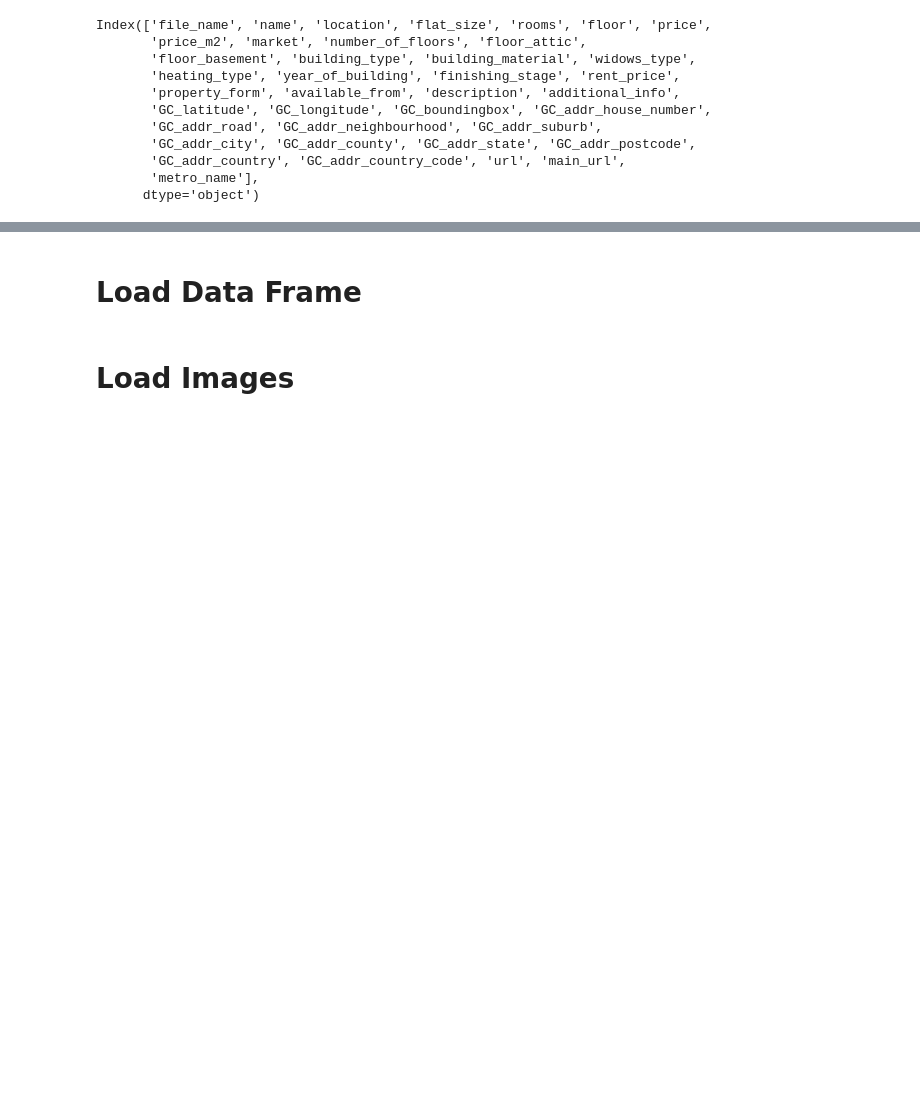
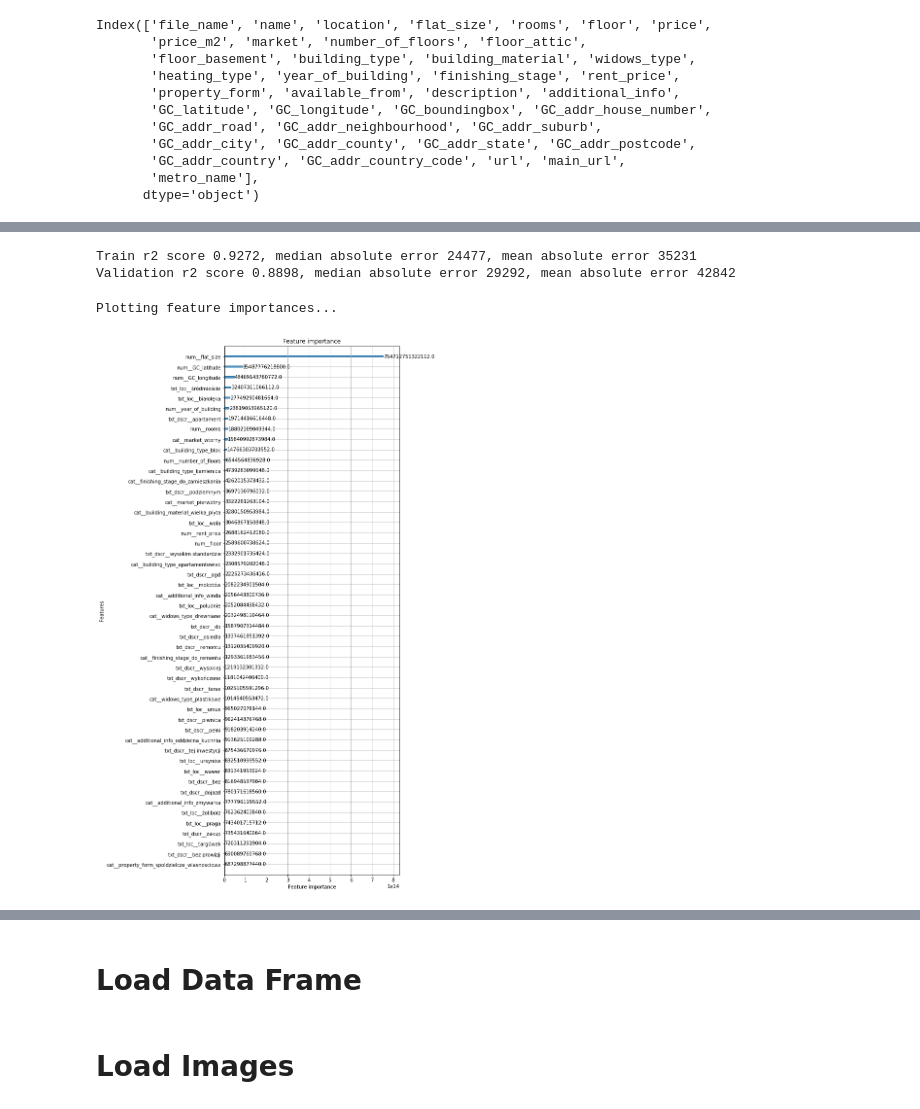
Before and after one commit to xSzpo/xFlats, a Jupyter notebook: Notebooks/02_load_data_generator.ipynb, the cells around one changed output, grey strips where cells are left out. Cells and saved outputs as stored; diff of their text form; code cells hidden in the pictures; blank space fills up the shorter version.

```diff
--- a/Notebooks/02_load_data_generator.ipynb
+++ b/Notebooks/02_load_data_generator.ipynb
@@ -356,2 +650,2 @@ gpd_metro =gpd[gpd.name.str.match('Metro')]
 # %%
-partition, labels = train_test_label_split(raw_data,train_val_test_size = [0.7,0.2,0.1])
+partition, labels = train_test_label_split(df_data_filtered,train_val_test_size = [0.7,0.2,0.1])
@@ -363,0 +652,4 @@ df_test = find_metro(gpd_metro,df_test)
+# %%
+df_train = df_data_filtered[df_data_filtered['file_name'].isin(partition['train'])].reset_index(drop=True)
+df_valid = df_data_filtered[df_data_filtered['file_name'].isin(partition['validation'])].reset_index(drop=True)
+df_test = df_data_filtered[df_data_filtered['file_name'].isin(partition['test'])].reset_index(drop=True)
@@ -417,0 +729,24 @@ pipe_numeric_cat = make_pipeline(
+# %%
+seed = 666
+
+pipe_lgb = make_pipeline(
+    ColumnTransformer([
+        ('cat', transformColList(),col_cat),
+        ('num', PassThroughOrReplace(),col_numeric),
+        ('txt_dscr', TfidfVectorizer(lowercase=True,
+                               ngram_range=(1, 3),
+                               max_features=3000,
+                               dtype=np.float32,
+                               use_idf=True),'description'),
+        ('txt_loc', TfidfVectorizer(lowercase=True,
+                               ngram_range=(1,1),
+                               max_features=500,
+                               dtype=np.float32,
+                               binary = True,
+                               use_idf=False),'location')
+    ]),
+    lgb.LGBMRegressor(**params)
+    )
+# %%
+%%time
+save = pipe_lgb.fit(df_train, df_train.price.tolist())
@@ -417,0 +756,29 @@ pipe_numeric_cat = make_pipeline(
+# %%
+#first pipe
+y_pred = pipe_lgb.predict(df_train)
+r2 = r2_score(df_train.price, y_pred)
+med_abs_err = median_absolute_error(df_train.price, y_pred)
+mean_abs_err = mean_absolute_error(df_train.price, y_pred)
+
+print("Train r2 score {}, median absolute error {}, mean absolute error {}".format(round(r2,4),int(med_abs_err), int(mean_abs_err)))
+y_pred = pipe_lgb.predict(df_valid)
+r2 = r2_score(df_valid.price, y_pred)
+med_abs_err = median_absolute_error(df_valid.price, y_pred)
+mean_abs_err = mean_absolute_error(df_valid.price, y_pred)
+
+print("Validation r2 score {}, median absolute error {}, mean absolute error {}".format(round(r2,4),int(med_abs_err), int(mean_abs_err)))
+# %% [output]
+Train r2 score 0.9272, median absolute error 24477, mean absolute error 35231
+Validation r2 score 0.8898, median absolute error 29292, mean absolute error 42842
+# %%
+print('Plotting feature importances...')
+def names(): return pipe_lgb.named_steps['columntransformer'].get_feature_names()
+pipe_lgb.named_steps['lgbmregressor'].booster_.feature_name = names
+fig, ax = plt.subplots(figsize=(10,20))
+fig.subplots_adjust(left=0.4)
+lgb.plot_importance(pipe_lgb.named_steps['lgbmregressor'], max_num_features=50, ax=ax, importance_type = 'gain')
+plt.yticks(fontsize=10)
+plt.show()
+# %% [output]
+Plotting feature importances...
+[figure, added]
```
Also changed, not shown: parts of 47 cells of this notebook, 2 other files.
